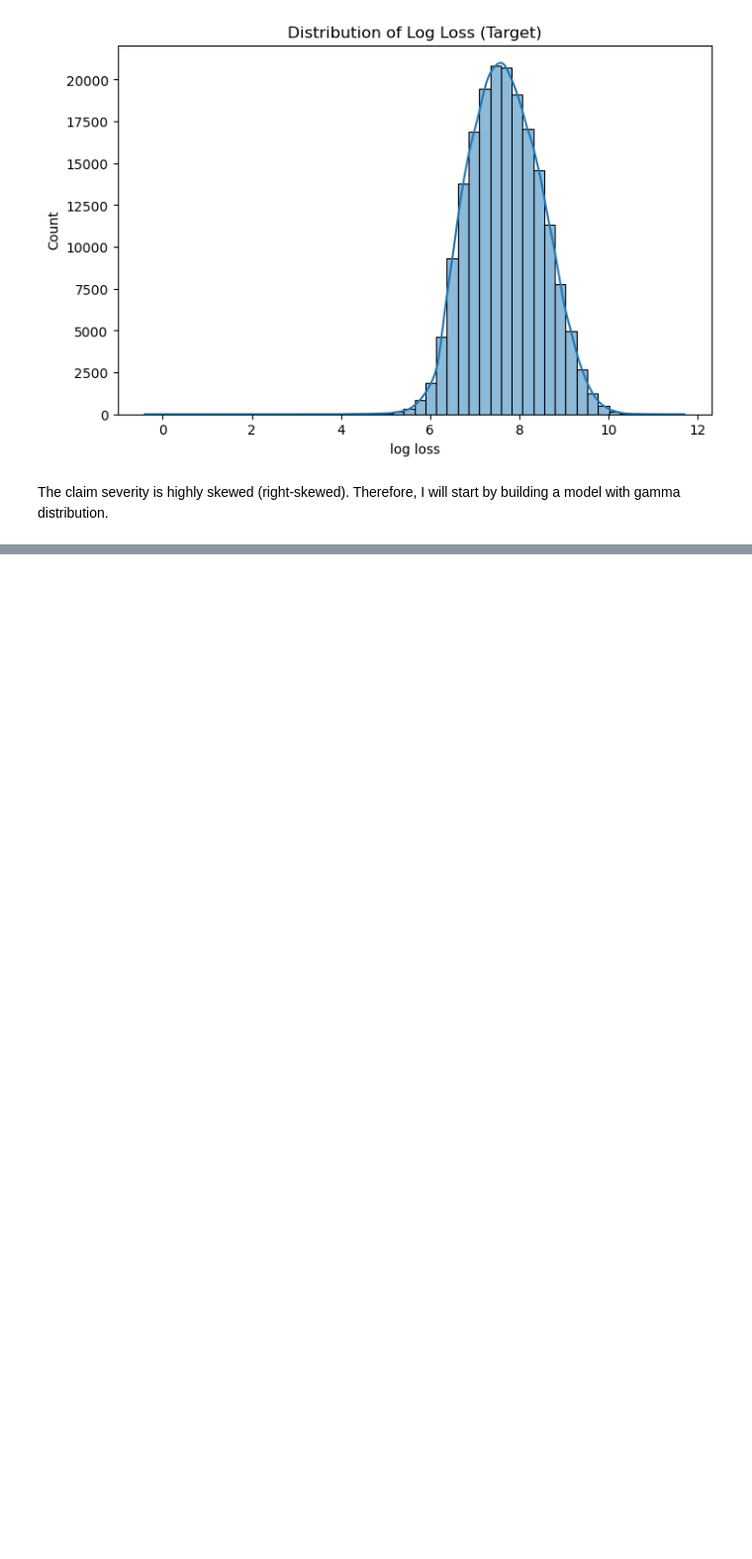
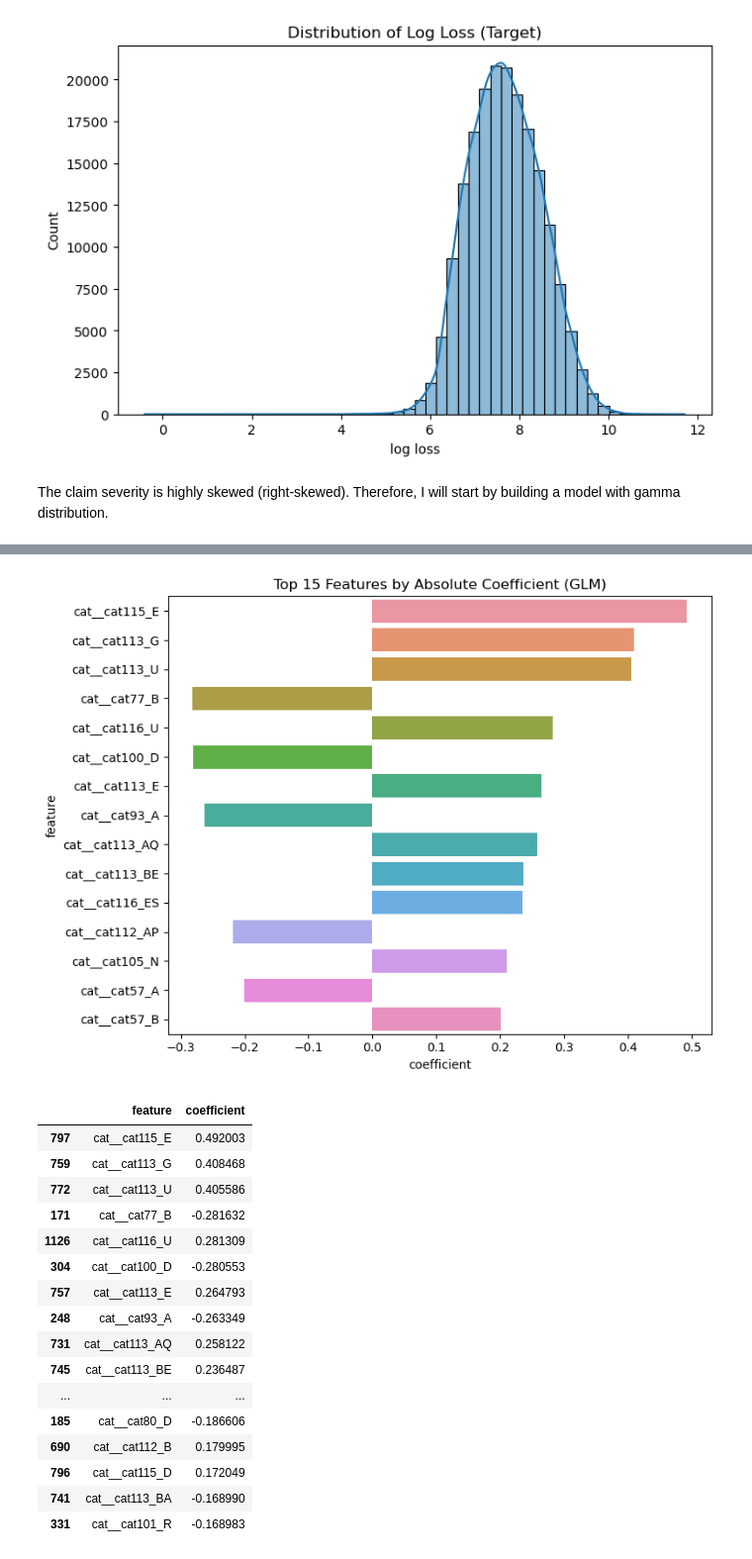
Before and after one commit to NotCheery/allstate_1b, a Jupyter notebook: minh_general_linear_model/glm_model.ipynb, the cells around one changed output, grey strips where cells are left out. Shown at 99% size. Drawn from its saved outputs; the diff is of its cells as text; code cells hidden in the pictures; blank space fills up the shorter version.

```diff
--- a/minh_general_linear_model/glm_model.ipynb
+++ b/minh_general_linear_model/glm_model.ipynb
@@ -107,0 +153,25 @@ R-squared: 0.28001637628583376
+# %%
+# ================================
+# 6. MODEL TRAINING
+# ================================
+glm = ElasticNetCV(
+    cv=5,
+    l1_ratio=np.linspace(0.1, 0.9, 5),
+    alphas=np.logspace(-4, 1, 30),
+    random_state=42,
+    n_jobs=-1,
+    max_iter=15000,
+    selection="random"
+)
+
+
+pipe = Pipeline(steps=[
+    ("preprocessor", preprocessor),
+    ("model", glm)
+])
+
+# Fit the model
+pipe.fit(X_train, y_train)
+
+print("Best alpha:", pipe.named_steps["model"].alpha_)
+print("Best l1_ratio:", pipe.named_steps["model"].l1_ratio_)
@@ -107,0 +240,39 @@ R-squared: 0.28001637628583376
+# %%
+# ================================
+# 8. FEATURE IMPORTANCE
+# ================================
+feature_names = pipe.named_steps["preprocessor"].get_feature_names_out()
+coefs = pipe.named_steps["model"].coef_
+
+coef_df = pd.DataFrame({
+    "feature": feature_names,
+    "coefficient": coefs
+}).sort_values("coefficient", key=abs, ascending=False)
+
+# Display top 15 features
+plt.figure(figsize=(8,6))
+sns.barplot(x="coefficient", y="feature", data=coef_df.head(15))
+plt.title("Top 15 Features by Absolute Coefficient (GLM)")
+plt.tight_layout()
+plt.show()
+
+coef_df.head(20)
+# %% [output]
+[figure, added]
+|  | feature | coefficient |
+| 797 | cat__cat115_E | 0.492003 |
+| 759 | cat__cat113_G | 0.408468 |
+| 772 | cat__cat113_U | 0.405586 |
+| 171 | cat__cat77_B | -0.281632 |
+| 1126 | cat__cat116_U | 0.281309 |
+| 304 | cat__cat100_D | -0.280553 |
+| 757 | cat__cat113_E | 0.264793 |
+| 248 | cat__cat93_A | -0.263349 |
+| 731 | cat__cat113_AQ | 0.258122 |
+| 745 | cat__cat113_BE | 0.236487 |
+| ... | ... | ... |
+| 185 | cat__cat80_D | -0.186606 |
+| 690 | cat__cat112_B | 0.179995 |
+| 796 | cat__cat115_D | 0.172049 |
+| 741 | cat__cat113_BA | -0.168990 |
+| 331 | cat__cat101_R | -0.168983 |
```
Also changed, not shown: parts of 15 cells of this notebook.
